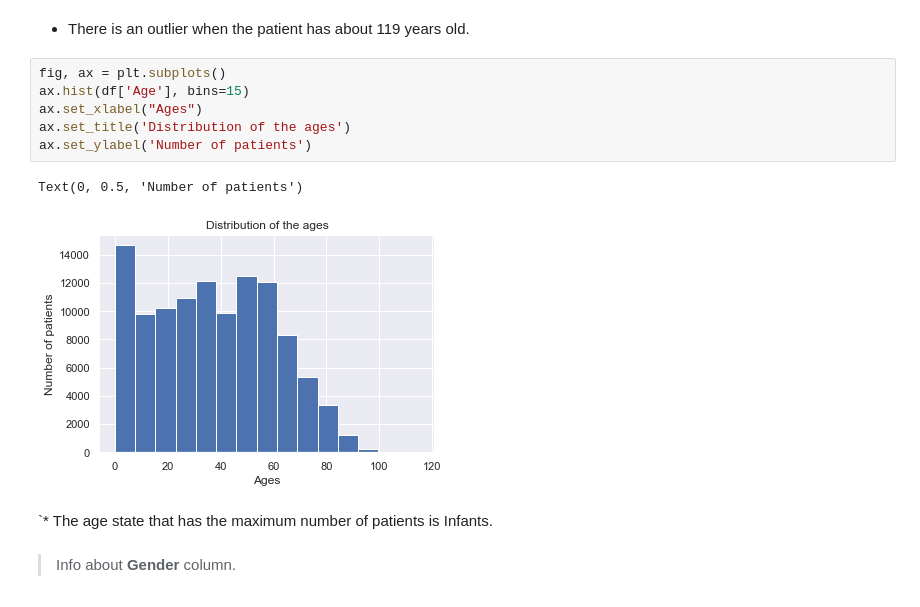
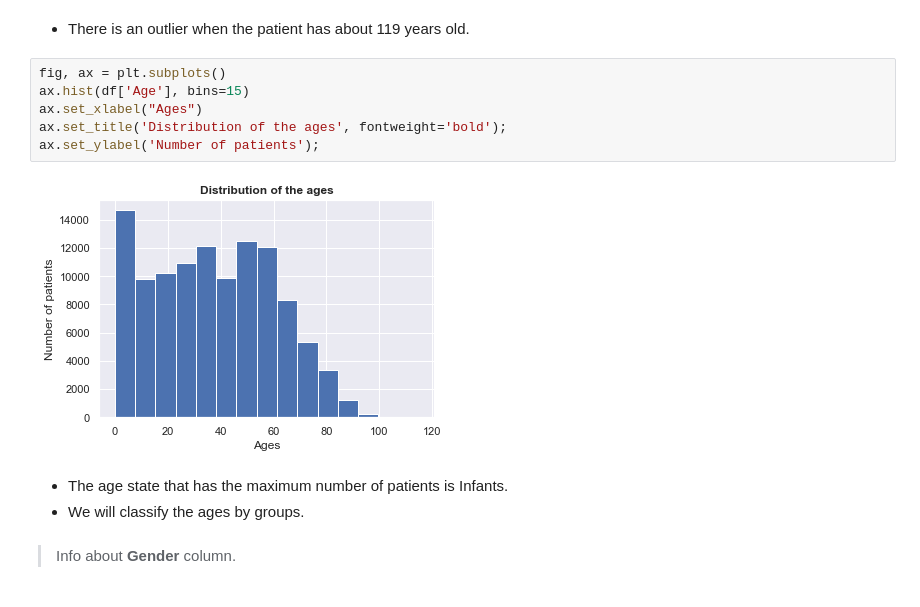
Before and after one commit to mo7amed7assan1911/Medical-Appointment-No-Shows, a Jupyter notebook: Investigate_a_Dataset.ipynb, the cells around one changed output. Cells and saved outputs as stored; diff of their text form.

```diff
--- a/Investigate_a_Dataset.ipynb
+++ b/Investigate_a_Dataset.ipynb
@@ -165,14 +166,14 @@ Text(0, 0.5, 'Number of the patients')
 # %%
 fig, ax = plt.subplots()
 ax.hist(df['Age'], bins=15)
 ax.set_xlabel("Ages")
-ax.set_title('Distribution of the ages')
-ax.set_ylabel('Number of patients')
+ax.set_title('Distribution of the ages', fontweight='bold');
+ax.set_ylabel('Number of patients');
 # %% [output]
-Text(0, 0.5, 'Number of patients')
-[figure, old version]
+[figure, new version]
 # %% [markdown]
-`* The age state that has the maximum number of patients is Infants.
+* The age state that has the maximum number of patients is Infants.
+* We will classify the ages by groups.
 # %% [markdown]
 > Info about **Gender** column.
 # %%
```
Also changed, not shown: parts of 42 cells of this notebook.
